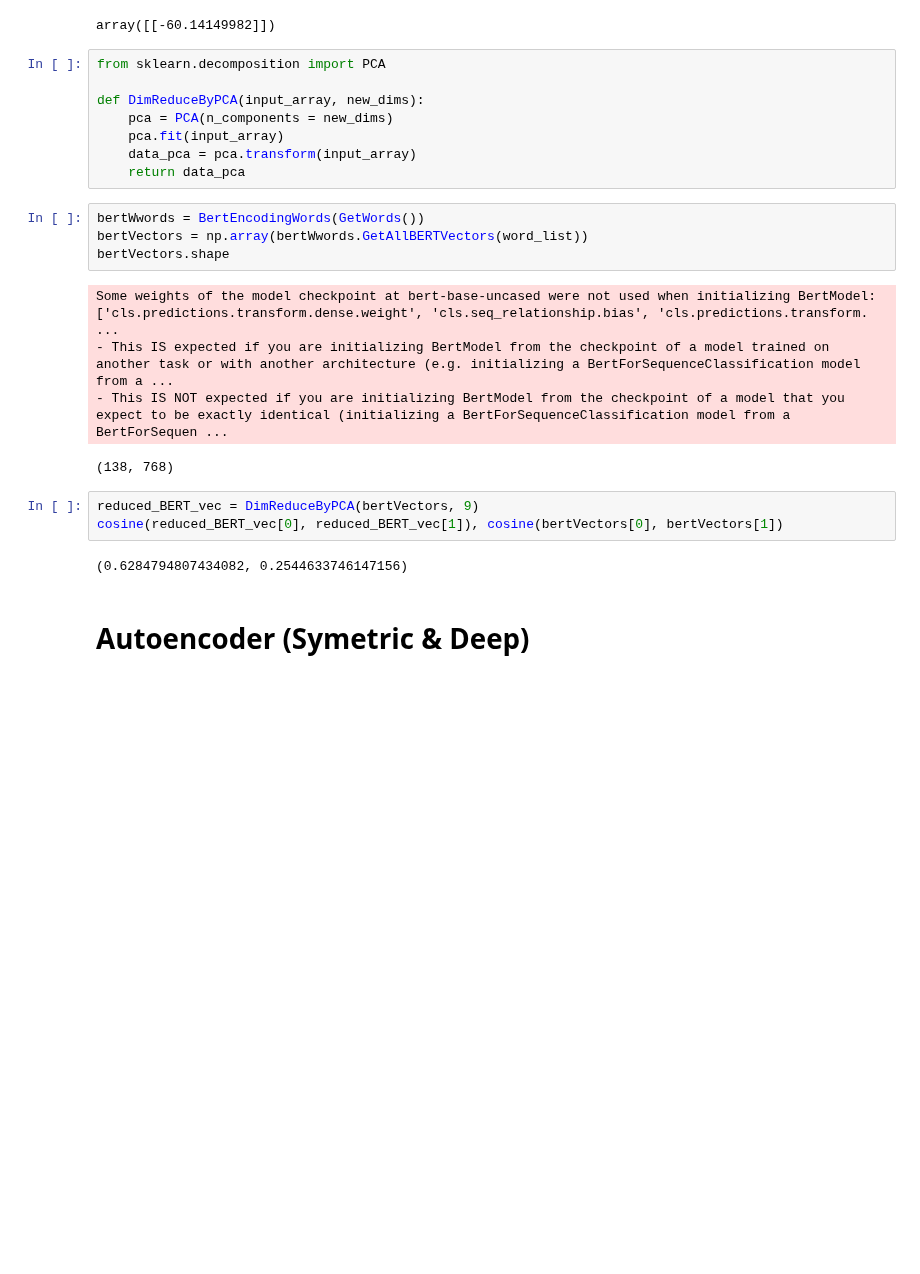
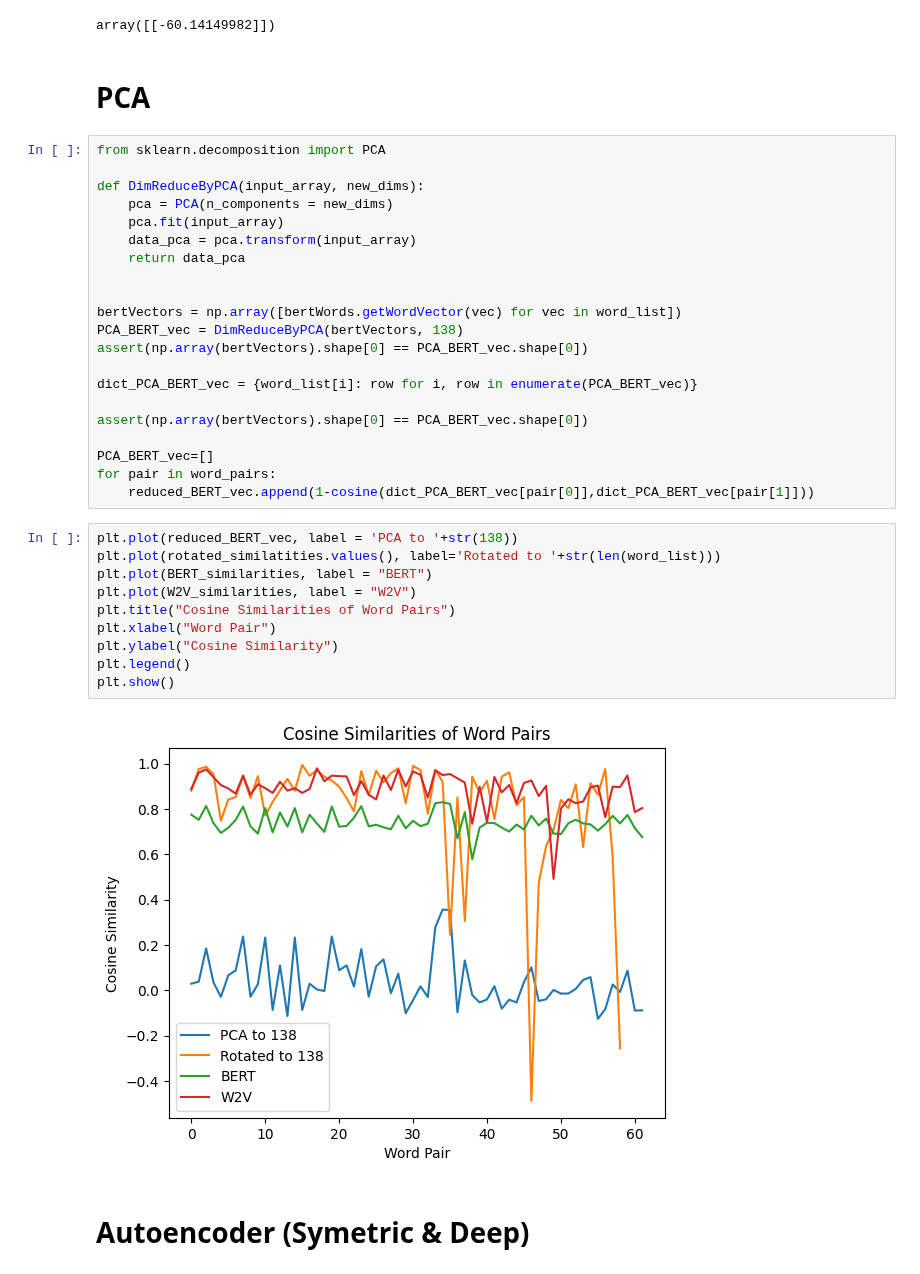
Before and after one commit to henry-dev-atkins/QNLP_MasterWork, a Jupyter notebook: ReadingWordData.ipynb, the cells around one changed output. Saved outputs shown, nothing was run; the diff lists cells and outputs as text; blank space fills up the shorter version.

```diff
--- a/ReadingWordData.ipynb
+++ b/ReadingWordData.ipynb
@@ -409,28 +121,41 @@ PerformSVD(np.array([[2,3, 9, 9, 9, 34,5, 4,5,6,44,5,6,4,3,9]]),1)
 # %% [output]
 (1, 1) (1,) (16, 16)
 array([[-60.14149982]])
-# %%
-from sklearn.decomposition import PCA
-
-def DimReduceByPCA(input_array, new_dims):
-	pca = PCA(n_components = new_dims)
-	pca.fit(input_array)
-	data_pca = pca.transform(input_array)
-	return data_pca
-# %%
-bertWwords = BertEncodingWords(GetWords())
-bertVectors = np.array(bertWwords.GetAllBERTVectors(word_list))
-bertVectors.shape
-# %% [output]
-Some weights of the model checkpoint at bert-base-uncased were not used when initializing BertModel: ['cls.predictions.transform.dense.weight', 'cls.seq_relationship.bias', 'cls.predictions.transform. ...
-- This IS expected if you are initializing BertModel from the checkpoint of a model trained on another task or with another architecture (e.g. initializing a BertForSequenceClassification model from a ...
-- This IS NOT expected if you are initializing BertModel from the checkpoint of a model that you expect to be exactly identical (initializing a BertForSequenceClassification model from a BertForSequen ...
-(138, 768)
-# %%
-reduced_BERT_vec = DimReduceByPCA(bertVectors, 9)
-cosine(reduced_BERT_vec[0], reduced_BERT_vec[1]), cosine(bertVectors[0], bertVectors[1])
-# %% [output]
-(0.6284794807434082, 0.2544633746147156)
+# %% [markdown]
+# PCA
+# %%
+from sklearn.decomposition import PCA
+
+def DimReduceByPCA(input_array, new_dims):
+	pca = PCA(n_components = new_dims)
+	pca.fit(input_array)
+	data_pca = pca.transform(input_array)
+	return data_pca
+
+
+bertVectors = np.array([bertWords.getWordVector(vec) for vec in word_list])
+PCA_BERT_vec = DimReduceByPCA(bertVectors, 138)
+assert(np.array(bertVectors).shape[0] == PCA_BERT_vec.shape[0])
+
+dict_PCA_BERT_vec = {word_list[i]: row for i, row in enumerate(PCA_BERT_vec)}
+
+assert(np.array(bertVectors).shape[0] == PCA_BERT_vec.shape[0])
+
+PCA_BERT_vec=[]
+for pair in word_pairs:
+	reduced_BERT_vec.append(1-cosine(dict_PCA_BERT_vec[pair[0]],dict_PCA_BERT_vec[pair[1]]))
+# %%
+plt.plot(reduced_BERT_vec, label = 'PCA to '+str(138))
+plt.plot(rotated_similatities.values(), label='Rotated to '+str(len(word_list)))
+plt.plot(BERT_similarities, label = "BERT")
+plt.plot(W2V_similarities, label = "W2V")
+plt.title("Cosine Similarities of Word Pairs")
+plt.xlabel("Word Pair")
+plt.ylabel("Cosine Similarity")
+plt.legend()
+plt.show()
+# %% [output]
+[figure, added]
 # %% [markdown]
 # Autoencoder (Symetric & Deep)
 # %%
```
Also changed, not shown: parts of 22 cells of this notebook, 4 other files.
